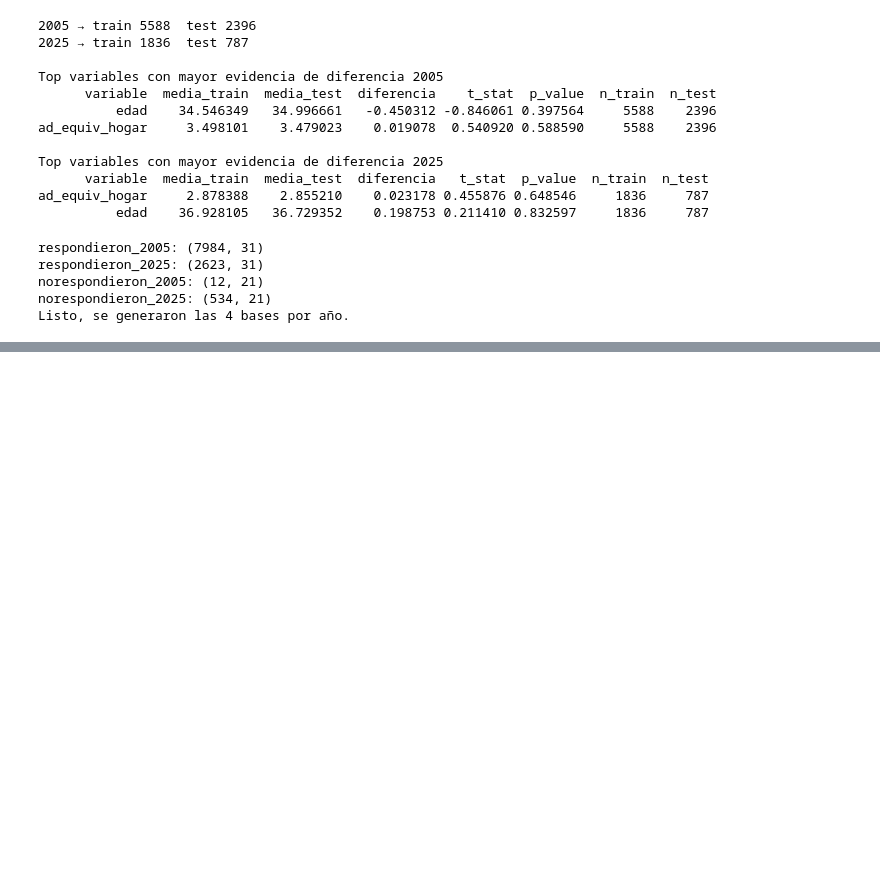
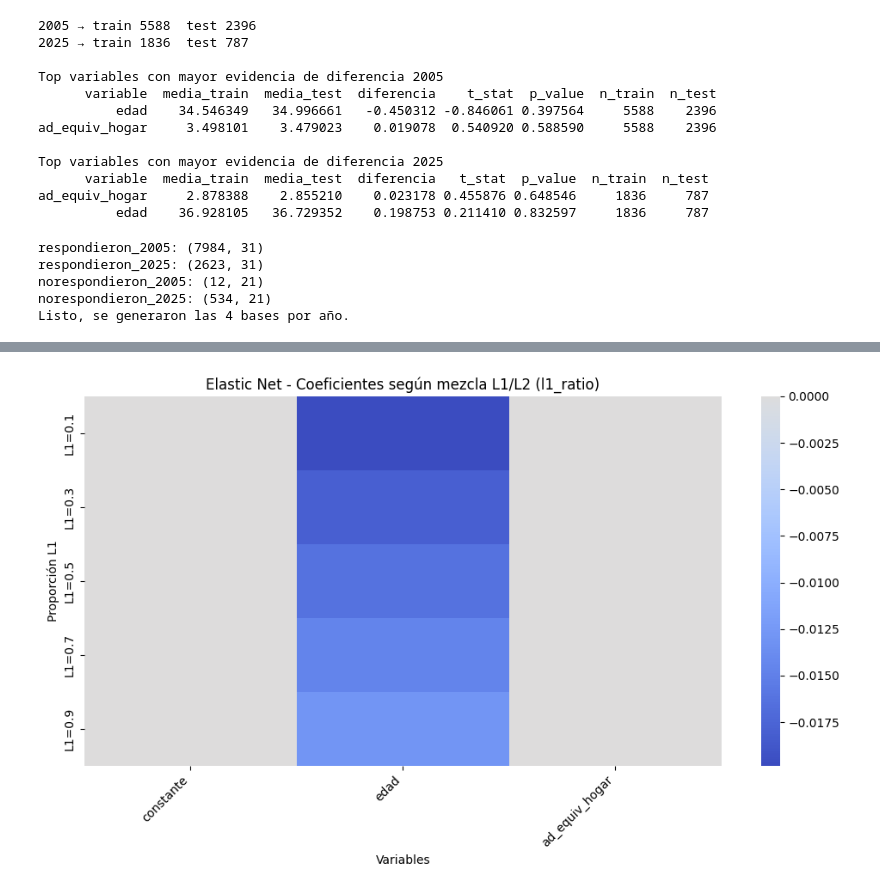
Before and after one commit to Datso653/BigDataUBA-Grupo-4, a Jupyter notebook: TP4/Untitled.ipynb, the cells around one changed output, grey strips where cells are left out. Drawn from its saved outputs; the diff is of its cells as text; code cells hidden in the pictures; blank space fills up the shorter version.

```diff
--- a/TP4/Untitled.ipynb
+++ b/TP4/Untitled.ipynb
@@ -180,0 +509,18 @@ Listo, se generaron las 4 bases por año.
+# %%
+# Definir rango de C (inverso de lambda) y ratios L1
+C_grid = np.logspace(-3, 2, 20)  # Ejemplo: de 0.001 a 100
+l1_ratios = np.linspace(0.1, 0.9, 5)  # De 10% a 90% L1
+
+# Entrenamiento
+elastic_cv = LogisticRegressionCV(Cs=C_grid,cv=5,penalty='elasticnet',solver='saga',l1_ratios=l1_ratios,random_state=444,max_iter=3000,scoring='accuracy')
+elastic_cv.fit(Xtr25, ytr25)
+
+print(f"C óptimo Elastic Net: {elastic_cv.C_[0]:.4f}")
+print(f"Ratio L1 óptimo: {elastic_cv.l1_ratio_[0]:.2f}")
+
+# Tabla
+coef_elastic = pd.DataFrame({
+    "Variable": Xtr25.columns,
+    "Coef_ElasticNet": elastic_cv.coef_.ravel()
+})
+display(coef_elastic.head(10))
@@ -180,0 +534,25 @@ Listo, se generaron las 4 bases por año.
+# %%
+l1_ratios = np.linspace(0.1, 0.9, 5)
+coefs_elastic = []
+
+for ratio in l1_ratios:
+    model = LogisticRegression(
+        penalty='elasticnet', solver='saga',
+        l1_ratio=ratio, C=elastic_cv.C_[0],
+        random_state=444, max_iter=3000
+    )
+    model.fit(Xtr25, ytr25)
+    coefs_elastic.append(model.coef_.ravel())
+
+coefs_elastic = pd.DataFrame(coefs_elastic, columns=Xtr25.columns, index=[f"L1={r:.1f}" for r in l1_ratios])
+
+plt.figure(figsize=(10,6))
+sns.heatmap(coefs_elastic, cmap="coolwarm", center=0, annot=False)
+plt.title("Elastic Net - Coeficientes según mezcla L1/L2 (l1_ratio)")
+plt.xlabel("Variables")
+plt.ylabel("Proporción L1")
+plt.xticks(rotation=45, ha="right")
+plt.tight_layout()
+plt.show()
+# %% [output]
+[figure, added]
```
Also changed, not shown: parts of 16 cells of this notebook, 9 other files.
